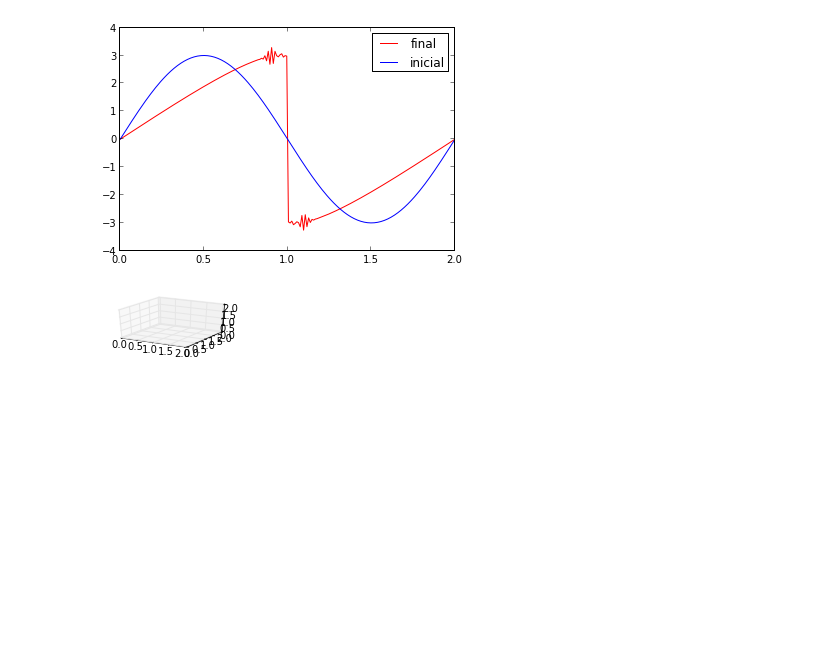
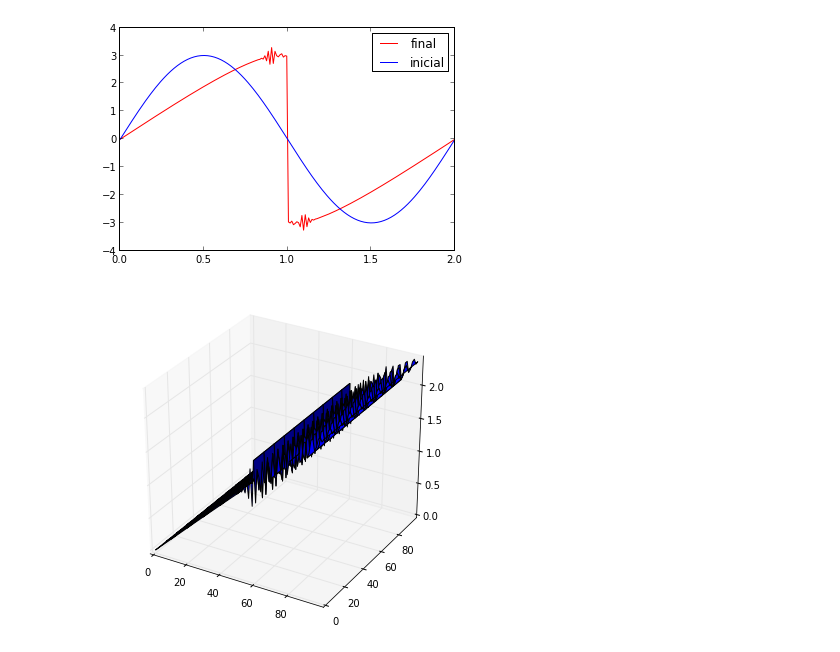
Before and after one commit to nana0220/Tarea-7, a Jupyter notebook: New burg_eq.ipynb, the cells around one changed output. Drawn from its saved outputs; the diff is of its cells as text; code cells hidden in the pictures; blank space fills up the shorter version.

```diff
--- a/New burg_eq.ipynb
+++ b/New burg_eq.ipynb
@@ -129,9 +129,12 @@ from mpl_toolkits.mplot3d.axes3d import Axes3D
 # %%
 fig = plt.figure(figsize=(14,6))
 
 # `ax` is a 3D-aware axis instance, because of the projection='3d' keyword argument to add_subplot
-ax = fig.add_subplot(5,5,5,projection='3d')
+ax = fig.add_subplot(1,2,1,projection='3d')
 
-p = ax.plot_surface(space, space, space)
+X,Y = meshgrid(range(100), range(100))
+Z = u_future[X]
+
+p = ax.plot_surface(X, Y, Z)
 # %% [output]
-[figure, old version]
+[figure, new version]
```
